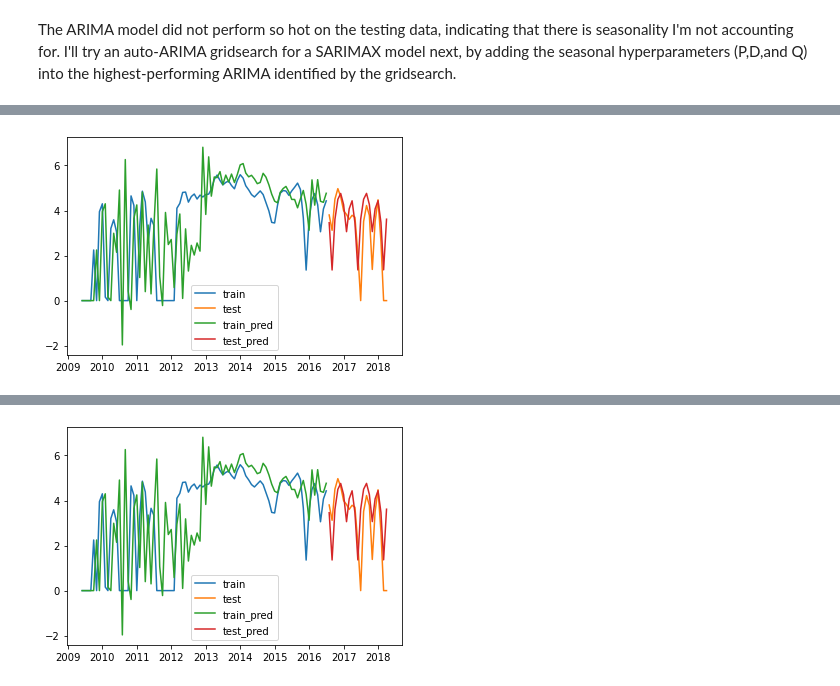
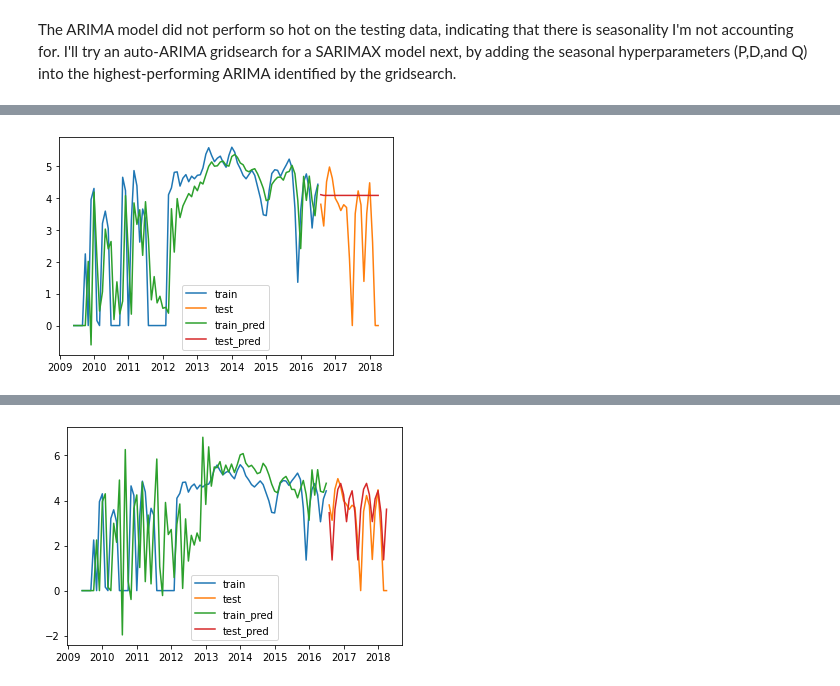
Before and after one commit to alexiskedo/Forecasting-Zillow-Home-Values, a Jupyter notebook: Real Estate Time Series Analysis.ipynb, the cells around one changed output, grey strips where cells are left out. Saved outputs shown, nothing was run; the diff lists cells and outputs as text; code cells hidden in the pictures.

```diff
--- a/Real Estate Time Series Analysis.ipynb
+++ b/Real Estate Time Series Analysis.ipynb
@@ -794,16 +796,16 @@ sa_mod = SARIMAX(miami_train,
 # %%
 sa_y_hat_train = sa_mod.predict(typ='levels')
 sa_y_hat_test = sa_mod.predict(start=miami_test.index[0], end=miami_test.index[-1],typ='levels')
 
 fig, ax = plt.subplots()
 ax.plot(miami_train, label='train')
 ax.plot(miami_test, label='test')
-ax.plot(y_hat_train, label='train_pred')
-ax.plot(y_hat_test, label='test_pred')
+ax.plot(sa_y_hat_train, label='train_pred')
+ax.plot(sa_y_hat_test, label='test_pred')
 
 plt.legend();
 # %% [output]
-[figure, old version]
+[figure, new version]
 # %%
 np.sqrt(mean_squared_error(miami_test, sa_y_hat_test))
 # %% [output]
```
Also changed, not shown: parts of 25 cells of this notebook.
